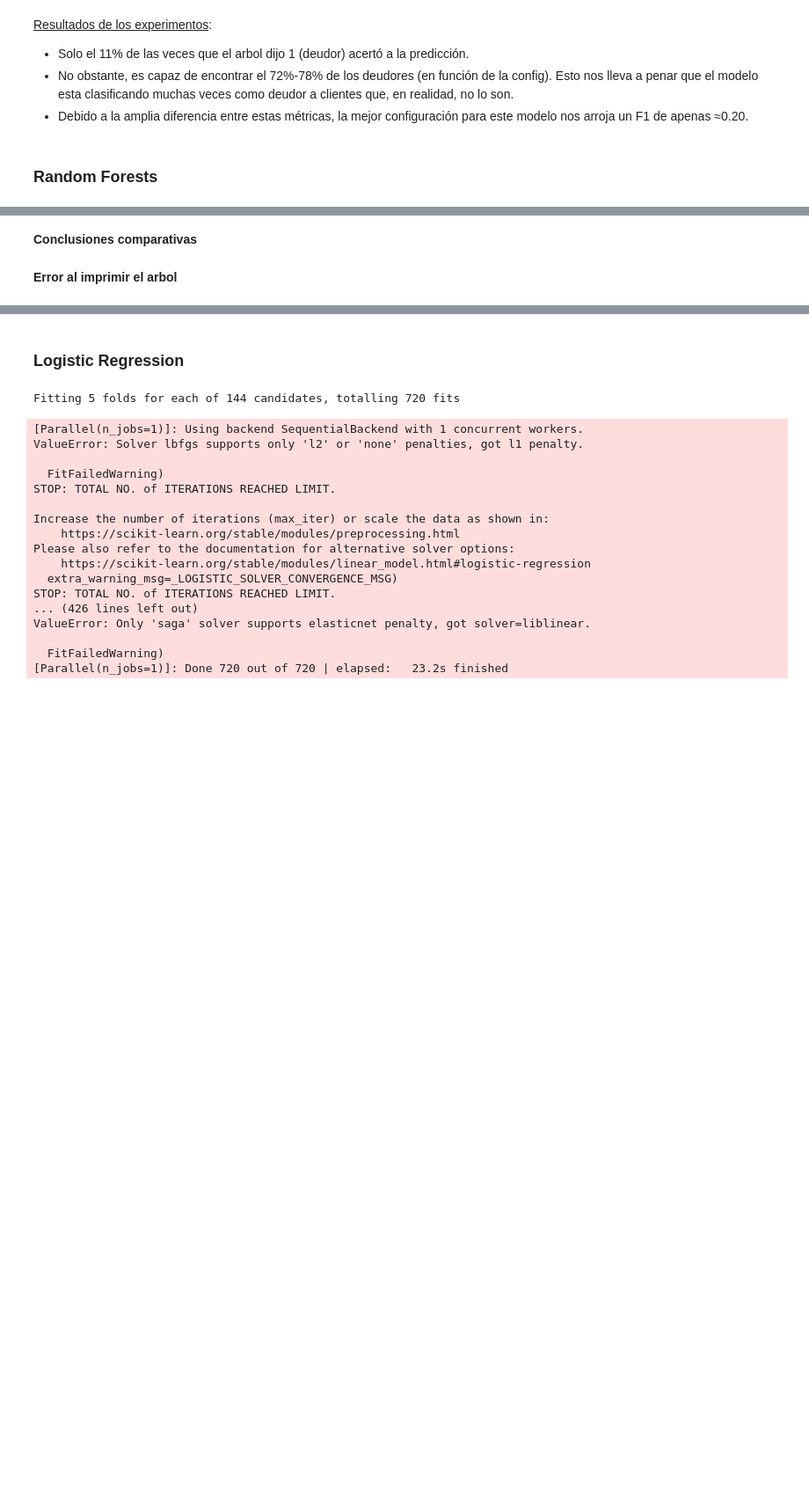
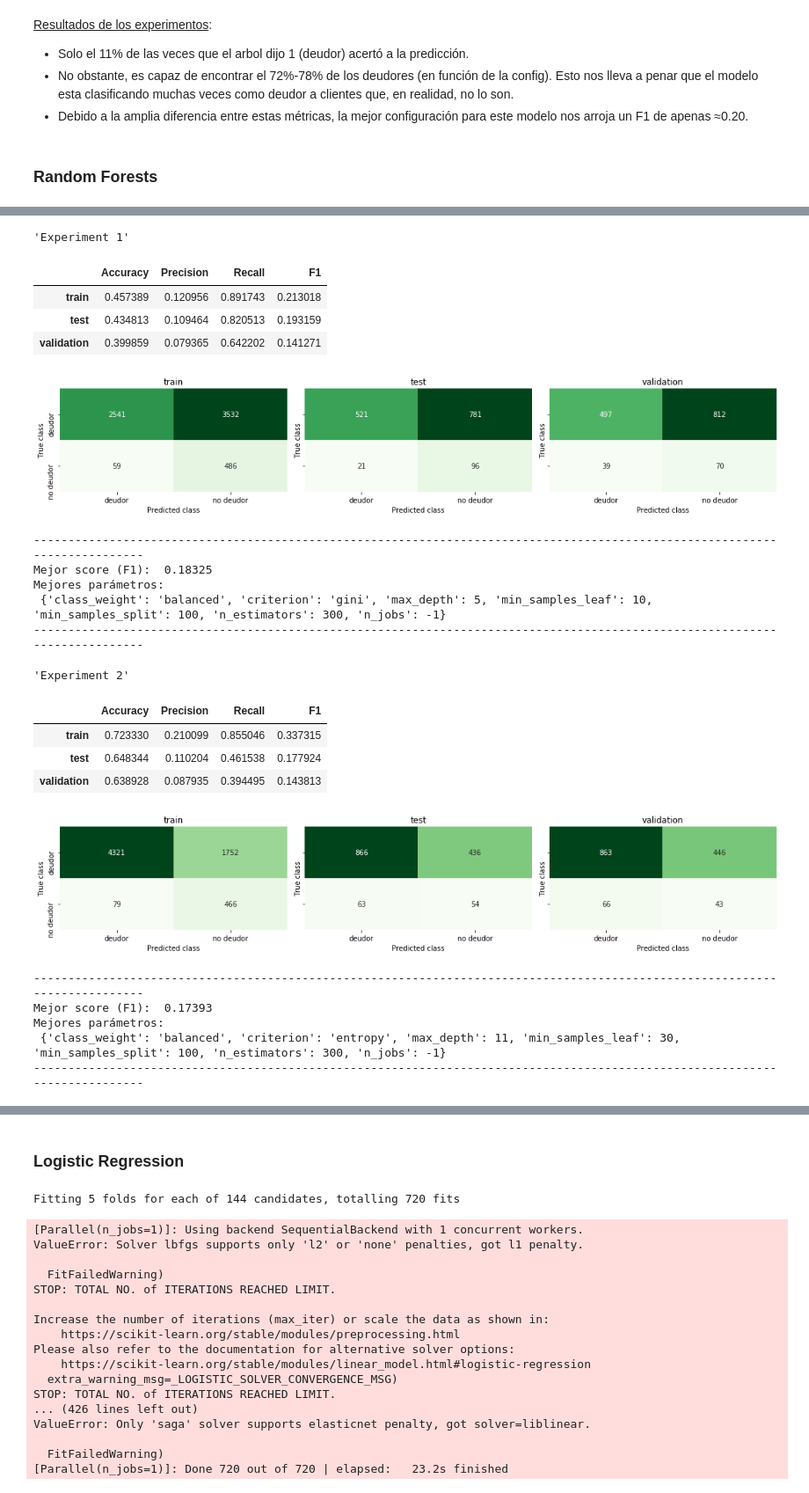
Before and after one commit to AgusTrulli/ML_Grupo_2, a Jupyter notebook: tp2_experimentation.ipynb, the cells around one changed output, grey strips where cells are left out. Shown at 88% size. Saved outputs shown, nothing was run; the diff lists cells and outputs as text; code cells hidden in the pictures; blank space fills up the shorter version.

```diff
--- a/tp2_experimentation.ipynb
+++ b/tp2_experimentation.ipynb
@@ -177,6 +177,12 @@ def get_best_scores(grid_search):
     print('Mejor score (F1): ', round(grid_search.best_score_, 5))
     print('Mejores parámetros: \n', grid_search.best_params_)
     print('----------------------------------------------------------------------------------------------------------------------------')
+# %%
+def get_model_results(i, experiments):
+    for grid_search, pipe in experiments:
+        i += 1
+        evaluate_model(pipe, title=f'Experiment {i}')
+        get_best_scores(grid_search)
 # %% [markdown]
 ## Generating test, train & validation sets
 Decidimos utilizar el 70% del dataset para train (6618 registros) y el 30% restante para test y validation (1418 para cada uno).
@@ -440,13 +437,29 @@ pipe_forest_2, grid_search_forest_2 = make_forest_predictions(model_2, parameter
 # %%
-i = 0
+i=0
 experiments = [(grid_search_forest_1, pipe_forest_1),
                (grid_search_forest_2, pipe_forest_2)]
 
-for grid_search, pipe in experiments:
-    i += 1
-    evaluate_model(pipe, title=f'Experiment {i}')
-    get_best_scores(grid_search)
+get_model_results(i, experiments)
+# %% [output]
+'Experiment 1'
+|  | Accuracy | Precision | Recall | F1 |
+| train | 0.457389 | 0.120956 | 0.891743 | 0.213018 |
+| test | 0.434813 | 0.109464 | 0.820513 | 0.193159 |
+| validation | 0.399859 | 0.079365 | 0.642202 | 0.141271 |
+[figure, added]
+----------------------------------------------------------------------------------------------------------------------------
+Mejor score (F1):  0.18325
+Mejores parámetros:
+ {'class_weight': 'balanced', 'criterion': 'gini', 'max_depth': 5, 'min_samples_leaf': 10, 'min_samples_split': 100, 'n_estimators': 300, 'n_jobs': -1}
+----------------------------------------------------------------------------------------------------------------------------
+'Experiment 2'
+|  | Accuracy | Precision | Recall | F1 |
+| train | 0.723330 | 0.210099 | 0.855046 | 0.337315 |
+| test | 0.648344 | 0.110204 | 0.461538 | 0.177924 |
+| validation | 0.638928 | 0.087935 | 0.394495 | 0.143813 |
+[figure, added]
+----------------------------------------------------------------------------------------------------------------------------
+Mejor score (F1):  0.17393
+Mejores parámetros:
+ {'class_weight': 'balanced', 'criterion': 'entropy', 'max_depth': 11, 'min_samples_leaf': 30, 'min_samples_split': 100, 'n_estimators': 300, 'n_jobs': -1}
+----------------------------------------------------------------------------------------------------------------------------
-# %% [markdown]
-**Conclusiones comparativas**
-# %% [markdown]
-**Error al imprimir el arbol**
```
Also changed, not shown: parts of 18 cells of this notebook.
